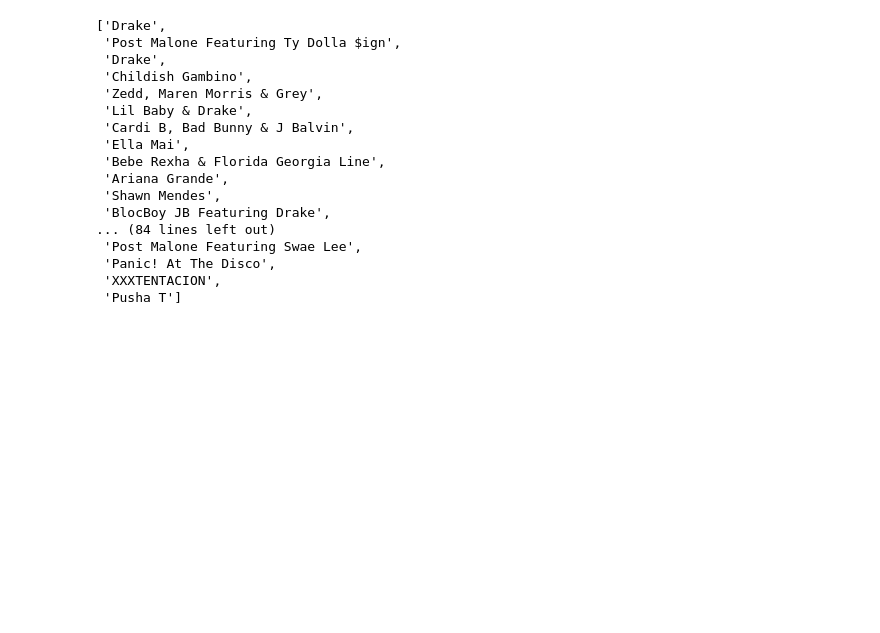
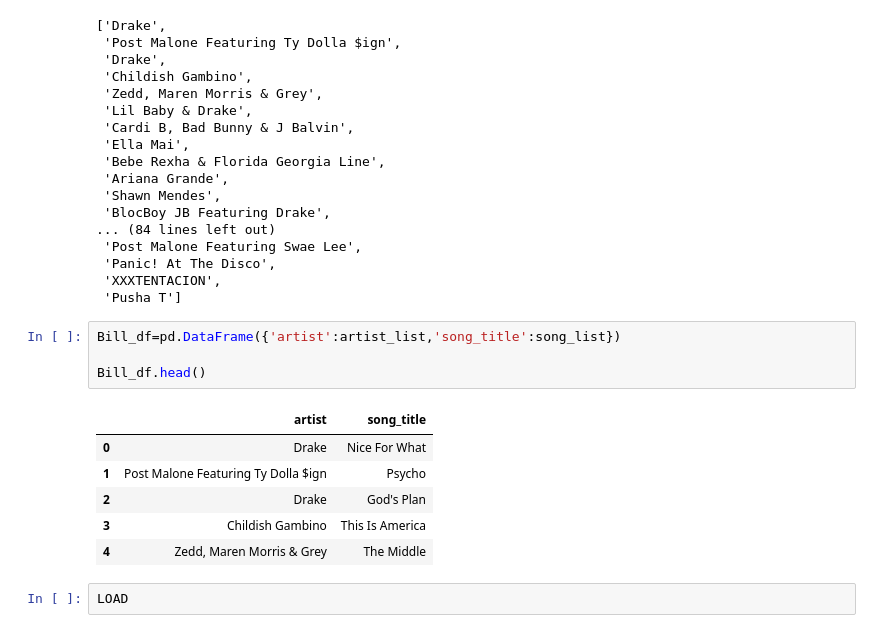
Before and after one commit to Deyinka/Youtube-Project, a Jupyter notebook: Project 2.ipynb, the cells around one changed output. Drawn from its saved outputs; the diff is of its cells as text; blank space fills up the shorter version.

```diff
--- a/Project 2.ipynb
+++ b/Project 2.ipynb
@@ -84,3 +84,16 @@ artist_list
  'Panic! At The Disco',
  'XXXTENTACION',
  'Pusha T']
+# %%
+Bill_df=pd.DataFrame({'artist':artist_list,'song_title':song_list})
+
+Bill_df.head()
+# %% [output]
+|  | artist | song_title |
+| 0 | Drake | Nice For What |
+| 1 | Post Malone Featuring Ty Dolla $ign | Psycho |
+| 2 | Drake | God's Plan |
+| 3 | Childish Gambino | This Is America |
+| 4 | Zedd, Maren Morris & Grey | The Middle |
+# %%
+LOAD
```
